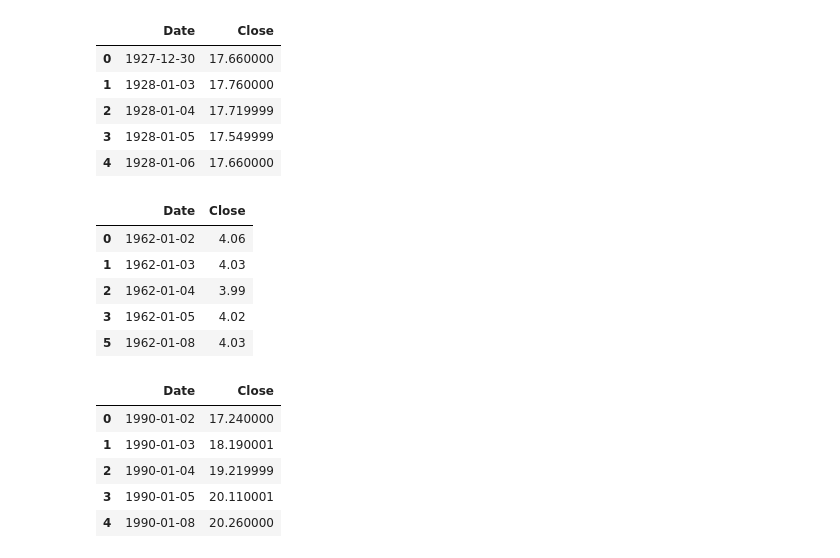
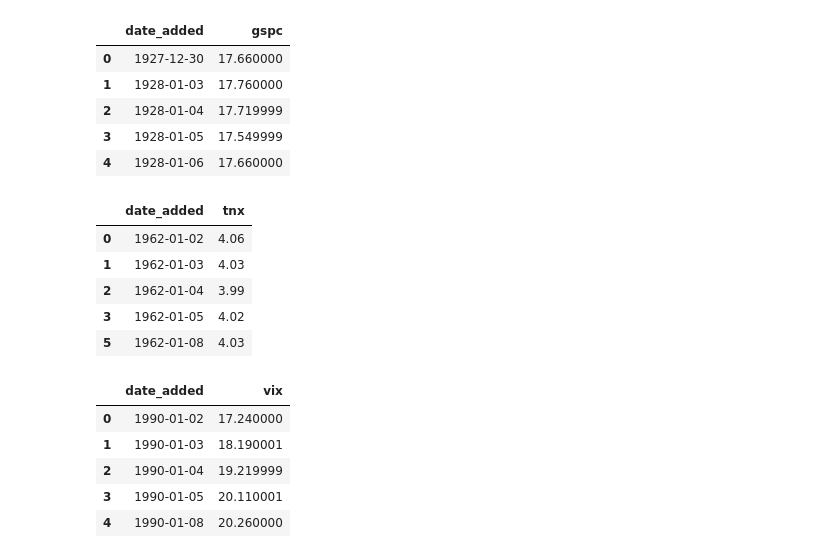
Before and after one commit to ksn38/fin, a Jupyter notebook: Untitled.ipynb, the cells around one changed output. Drawn from its saved outputs; the diff is of its cells as text; code cells hidden in the pictures.

```diff
--- a/Untitled.ipynb
+++ b/Untitled.ipynb
@@ -3,10 +3,11 @@ import pandas as pd
 import numpy as np
 # %%
 SP = pd.read_csv('data/^GSPC.csv').dropna()
-SP = SP[['Date', 'Close']]#[8600:]
+SP = SP[['Date', 'Close']]#[-5000:]
+SP.columns = ['date_added', 'gspc']
 SP.head()
 # %% [output]
-|  | Date | Close |
+|  | date_added | gspc |
 | 0 | 1927-12-30 | 17.660000 |
 | 1 | 1928-01-03 | 17.760000 |
 | 2 | 1928-01-04 | 17.719999 |
@@ -14,10 +15,11 @@ SP.head()
 | 4 | 1928-01-06 | 17.660000 |
 # %%
 TR = pd.read_csv('data/^TNX.csv').dropna()
-TR = TR[['Date', 'Close']]#[8600:]
+TR = TR[['Date', 'Close']]
+TR.columns = ['date_added', 'tnx']
 TR.head()
 # %% [output]
-|  | Date | Close |
+|  | date_added | tnx |
 | 0 | 1962-01-02 | 4.06 |
 | 1 | 1962-01-03 | 4.03 |
 | 2 | 1962-01-04 | 3.99 |
@@ -25,10 +27,11 @@ TR.head()
 | 5 | 1962-01-08 | 4.03 |
 # %%
 VIX = pd.read_csv('data/^VIX.csv').dropna()
-VIX = VIX[['Date', 'Close']]#[8600:]
+VIX = VIX[['Date', 'Close']]
+VIX.columns = ['date_added', 'vix']
 VIX.head()
 # %% [output]
-|  | Date | Close |
+|  | date_added | vix |
 | 0 | 1990-01-02 | 17.240000 |
 | 1 | 1990-01-03 | 18.190001 |
 | 2 | 1990-01-04 | 19.219999 |
```
Also changed, not shown: parts of 9 cells of this notebook, 12 other files.
